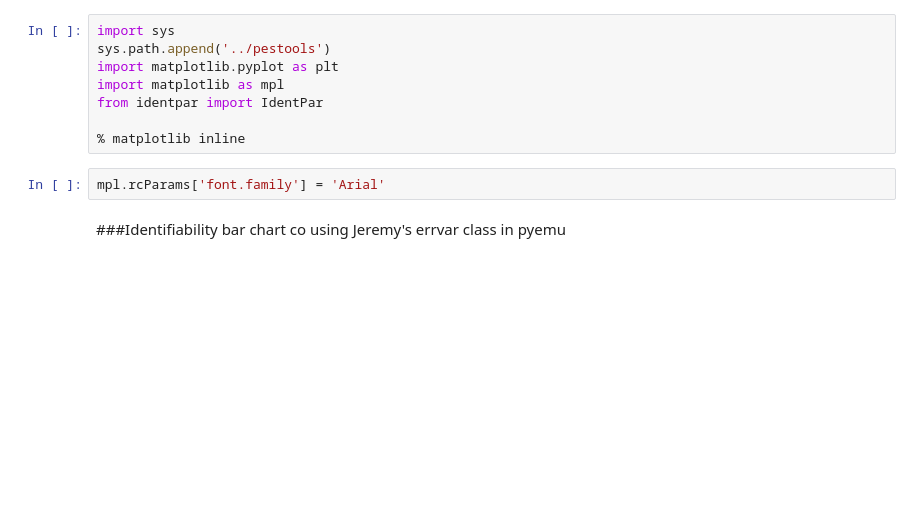
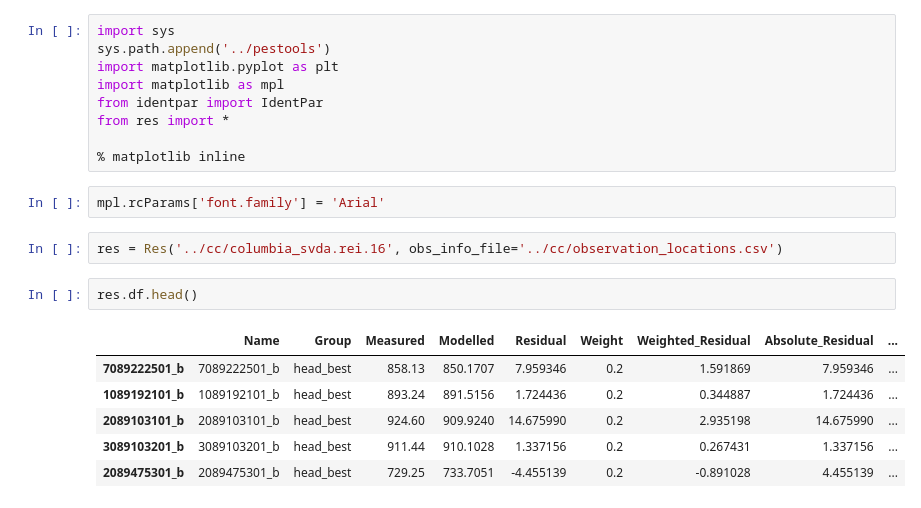
Before and after one commit to PESTools/pestools, a Jupyter notebook: examples/MFpaper_suggestions.ipynb, the cells around one changed output. Saved outputs shown, nothing was run; the diff lists cells and outputs as text; blank space fills up the shorter version.

```diff
--- a/examples/MFpaper_suggestions.ipynb
+++ b/examples/MFpaper_suggestions.ipynb
@@ -4,10 +4,19 @@ sys.path.append('../pestools')
 import matplotlib.pyplot as plt
 import matplotlib as mpl
 from identpar import IdentPar
+from res import *
 
 % matplotlib inline
 # %%
 mpl.rcParams['font.family'] = 'Arial'
-# %% [markdown]
-###Identifiability bar chart
-co using Jeremy's errvar class in pyemu
+# %%
+res = Res('../cc/columbia_svda.rei.16', obs_info_file='../cc/observation_locations.csv')
+# %%
+res.df.head()
+# %% [output]
+|  | Name | Group | Measured | Modelled | Residual | Weight | Weighted_Residual | Absolute_Residual | ... |
+| 7089222501_b | 7089222501_b | head_best | 858.13 | 850.1707 | 7.959346 | 0.2 | 1.591869 | 7.959346 | ... |
+| 1089192101_b | 1089192101_b | head_best | 893.24 | 891.5156 | 1.724436 | 0.2 | 0.344887 | 1.724436 | ... |
+| 2089103101_b | 2089103101_b | head_best | 924.60 | 909.9240 | 14.675990 | 0.2 | 2.935198 | 14.675990 | ... |
+| 3089103201_b | 3089103201_b | head_best | 911.44 | 910.1028 | 1.337156 | 0.2 | 0.267431 | 1.337156 | ... |
+| 2089475301_b | 2089475301_b | head_best | 729.25 | 733.7051 | -4.455139 | 0.2 | -0.891028 | 4.455139 | ... |
```
Also changed, not shown: parts of 11 cells of this notebook, 5 other files.
